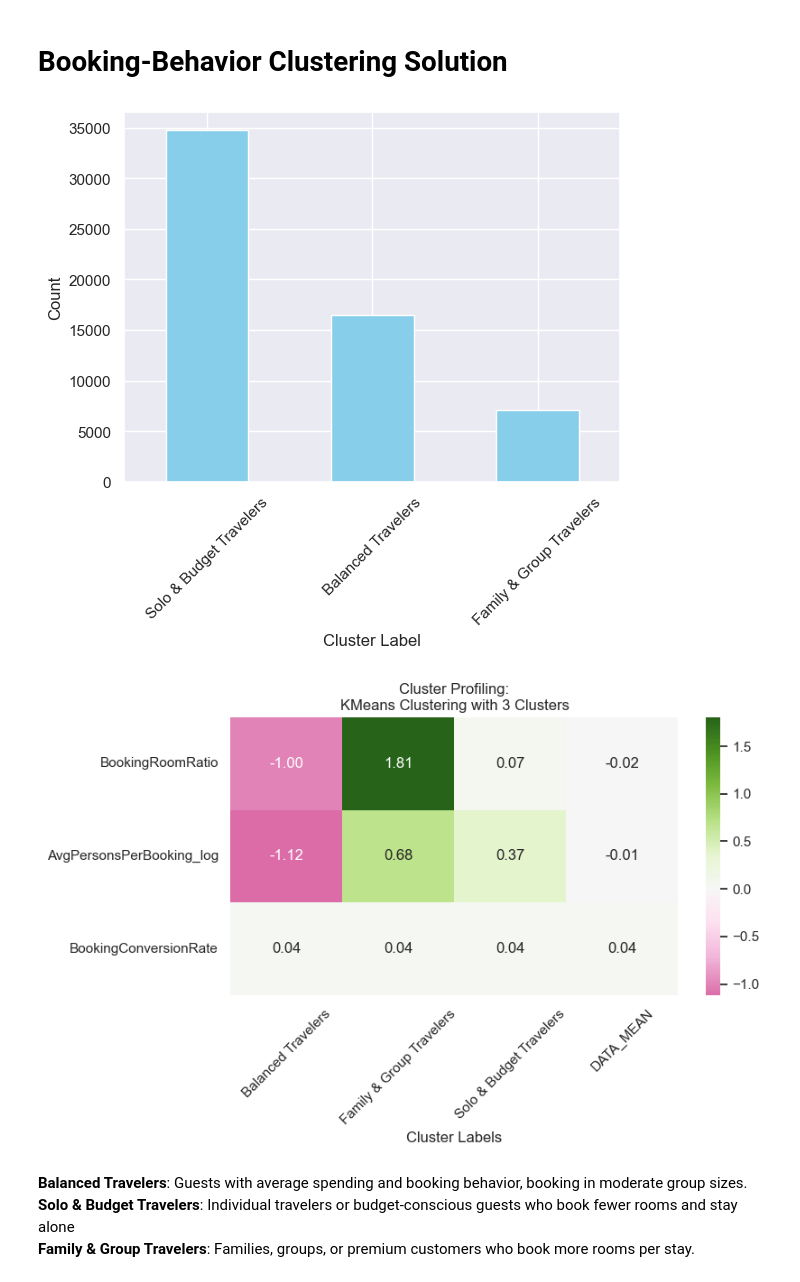
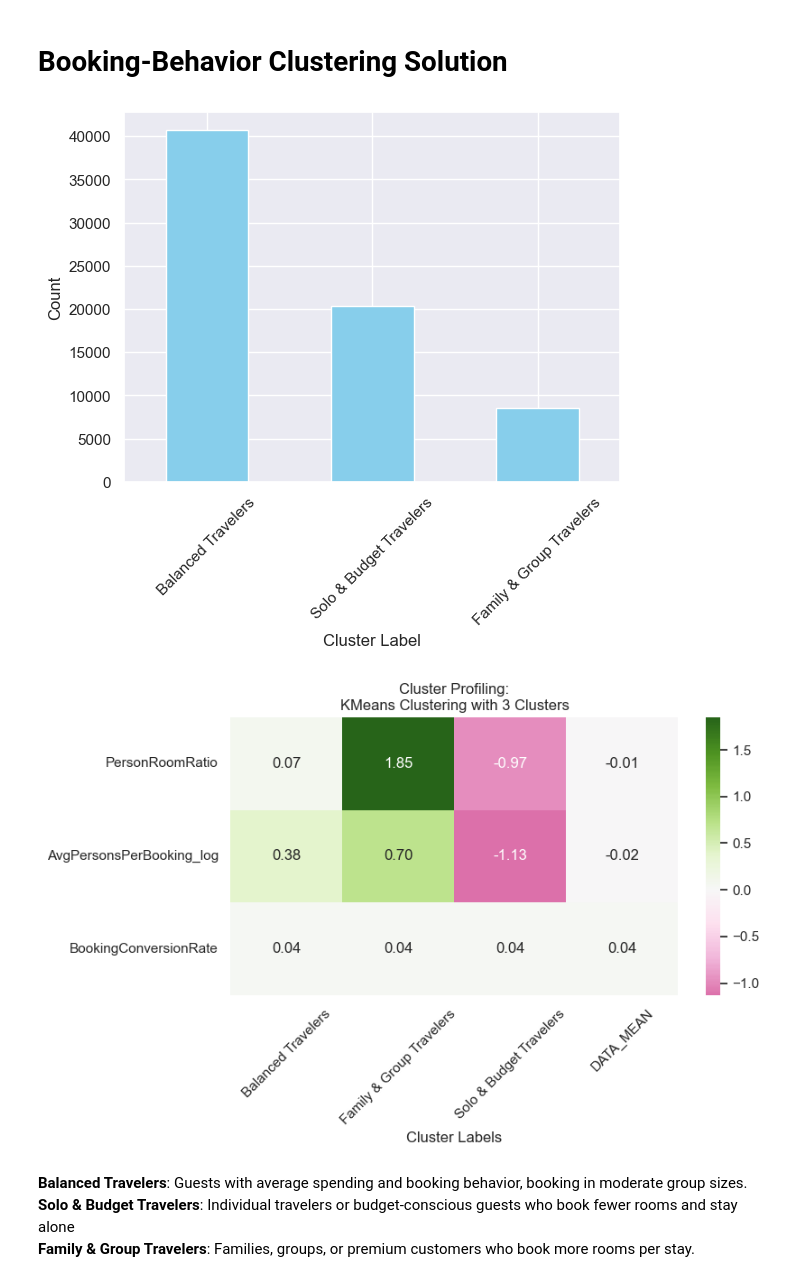
Before and after one commit to ruitj/BC_NOVA_Case1, a Jupyter notebook: BC_Final_P2.ipynb, the cells around one changed output. Saved outputs shown, nothing was run; the diff lists cells and outputs as text; code cells hidden in the pictures.

```diff
--- a/BC_Final_P2.ipynb
+++ b/BC_Final_P2.ipynb
@@ -50,7 +50,7 @@ from numpy.linalg import eig
 # %%
 # Importing the dataset
 df = pd.read_csv('Case1_HotelCustomerSegmentation_Preprocessed.csv', sep=',')
-df.set_index('ID', inplace=True)
+#df.set_index('ID', inplace=True)
 # %%
 df.columns
 # %% [output]
@@ -650,41 +649,41 @@ behav_cols = ['PersonRoomRatio', 'AvgPersonsPerBooking_log', 'BookingConversionR
 # %%
 kmclust = KMeans(n_clusters=3, init='k-means++', n_init=15, random_state=42)
 km_labels = kmclust.fit_predict(df[behav_cols])
-mapping = {0: 'Balanced Travelers', 1: 'Solo & Budget Travelers', 2: 'Family & Group Travelers'}
+mapping = {0: 'Family & Group Travelers', 1: 'Balanced Travelers', 2: 'Solo & Budget Travelers'}
 
 km_labels = pd.Series(km_labels, name='labels', index=df.index)
 km_labels = km_labels.map(mapping)
 
 df_concat = pd.concat((df[behav_cols], pd.Series(km_labels, name='labels', index=df.index)), axis=1)
 
 # mapping = {0: 'Balanced Travelers', 1: 'Solo & Budget Travelers', 2: 'Family & Group Travelers'}
 # df_concat['labels'] = df_concat['labels'].map(mapping)
 df_concat['labels'].value_counts().plot(kind='bar', color='skyblue')
 plt.xticks(rotation=45)
 plt.xlabel('Cluster Label')
 plt.ylabel('Count')
 
 
 
 
 fig, ax = plt.subplots(figsize=(8,4))
 km_profile = df_concat.groupby('labels').mean().T
 
 data_mean = df[behav_cols].mean().T
 data_mean = pd.DataFrame(data_mean, columns=['DATA_MEAN'])
 
 df_all = pd.concat([km_profile, data_mean], axis=1)
 
 sns.heatmap(df_all,
             center=0, annot=True, cmap="PiYG", fmt=".2f",
             ax=ax)
 plt.xticks(rotation=45)
 ax.set_xlabel("Cluster Labels")
 ax.set_title("Cluster Profiling:\nKMeans Clustering with 3 Clusters")
 plt.show()
 # %% [output]
-[figure, old version]
+[figure, new version]
-[figure, old version]
+[figure, new version]
 # %% [markdown]
 **Balanced Travelers**: Guests with average spending and booking behavior, booking in moderate group sizes.\
 **Solo & Budget Travelers**: Individual travelers or budget-conscious guests who book fewer rooms and stay alone\
```
Also changed, not shown: parts of 45 cells of this notebook.
